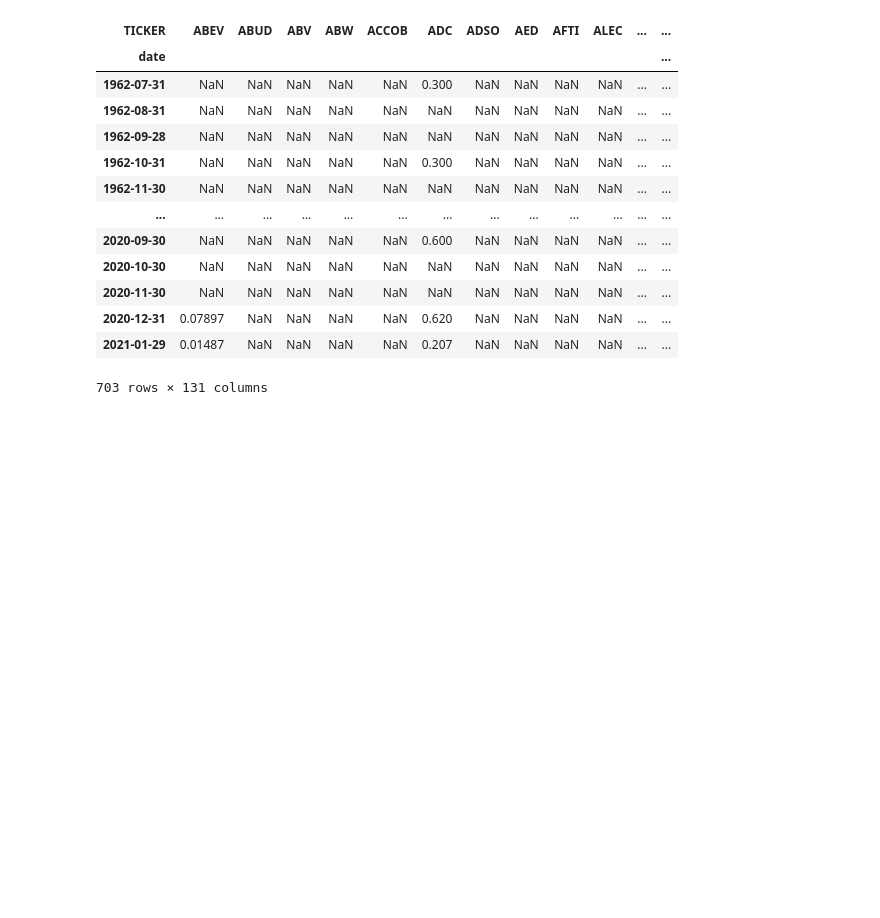
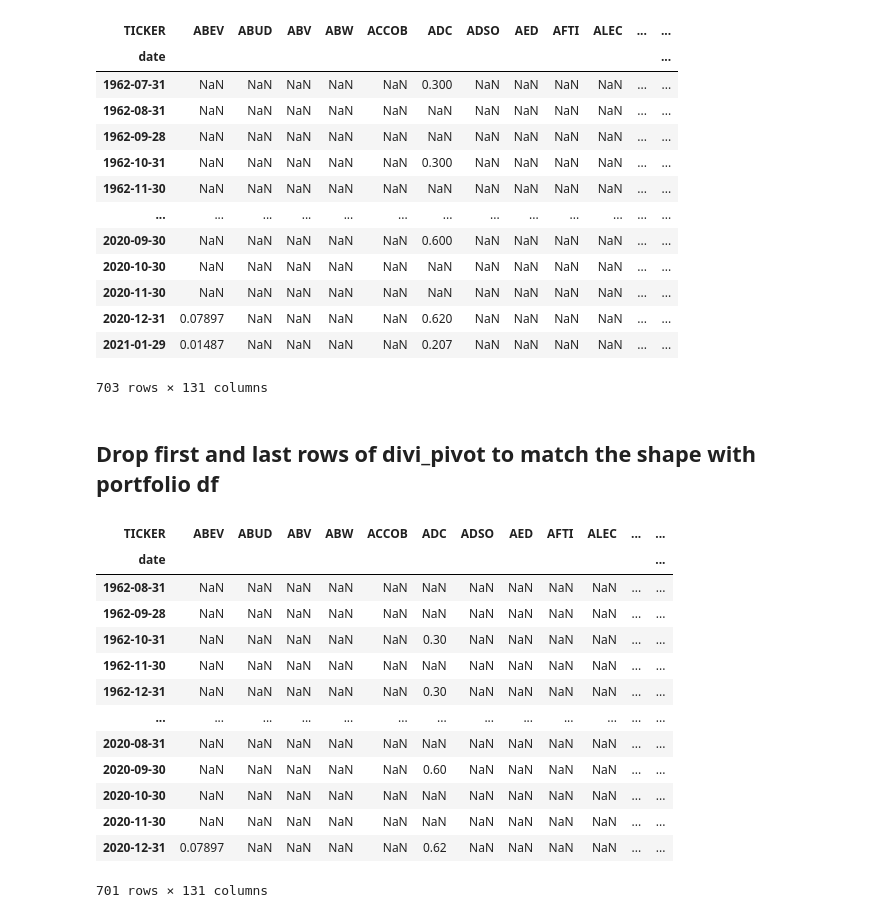
Before and after one commit to statistactics/sin-stocks, a Jupyter notebook: INCLUDING_DIVI_RFR.ipynb, the cells around one changed output. Saved outputs shown, nothing was run; the diff lists cells and outputs as text; code cells hidden in the pictures; blank space fills up the shorter version.

```diff
--- a/INCLUDING_DIVI_RFR.ipynb
+++ b/INCLUDING_DIVI_RFR.ipynb
@@ -104,7 +105,8 @@ divi_df
 | 30817 | 93406 | 2019-06-28 | BORN | NaN |
 30818 rows × 4 columns
 # %%
-divi_df.pivot_table(index = divi_df["date"], columns = "TICKER", values = "DIVAMT", aggfunc="first")
+divi_pivot = divi_df.pivot_table(index = divi_df["date"], columns = "TICKER", values = "DIVAMT", aggfunc="first")
+divi_pivot
 # %% [output]
 | TICKER | ABEV | ABUD | ABV | ABW | ACCOB | ADC | ADSO | AED | AFTI | ALEC | ... | ... |
 | date |  |  |  |  |  |  |  |  |  |  |  | ... |
@@ -120,3 +122,26 @@ divi_df.pivot_table(index = divi_df["date"], columns = "TICKER", values = "DIVAM
 | 2020-12-31 | 0.07897 | NaN | NaN | NaN | NaN | 0.620 | NaN | NaN | NaN | NaN | ... | ... |
 | 2021-01-29 | 0.01487 | NaN | NaN | NaN | NaN | 0.207 | NaN | NaN | NaN | NaN | ... | ... |
 703 rows × 131 columns
+# %% [markdown]
+## Drop first and last rows of divi_pivot to match the shape with portfolio df
+# %%
+# Drop first and last
+divi_pivot.drop(divi_pivot.head(1).index, inplace=True)
+divi_pivot.drop(divi_pivot.tail(1).index, inplace=True)
+# %%
+divi_pivot
+# %% [output]
+| TICKER | ABEV | ABUD | ABV | ABW | ACCOB | ADC | ADSO | AED | AFTI | ALEC | ... | ... |
+| date |  |  |  |  |  |  |  |  |  |  |  | ... |
+| 1962-08-31 | NaN | NaN | NaN | NaN | NaN | NaN | NaN | NaN | NaN | NaN | ... | ... |
+| 1962-09-28 | NaN | NaN | NaN | NaN | NaN | NaN | NaN | NaN | NaN | NaN | ... | ... |
+| 1962-10-31 | NaN | NaN | NaN | NaN | NaN | 0.30 | NaN | NaN | NaN | NaN | ... | ... |
+| 1962-11-30 | NaN | NaN | NaN | NaN | NaN | NaN | NaN | NaN | NaN | NaN | ... | ... |
+| 1962-12-31 | NaN | NaN | NaN | NaN | NaN | 0.30 | NaN | NaN | NaN | NaN | ... | ... |
+| ... | ... | ... | ... | ... | ... | ... | ... | ... | ... | ... | ... | ... |
+| 2020-08-31 | NaN | NaN | NaN | NaN | NaN | NaN | NaN | NaN | NaN | NaN | ... | ... |
+| 2020-09-30 | NaN | NaN | NaN | NaN | NaN | 0.60 | NaN | NaN | NaN | NaN | ... | ... |
+| 2020-10-30 | NaN | NaN | NaN | NaN | NaN | NaN | NaN | NaN | NaN | NaN | ... | ... |
+| 2020-11-30 | NaN | NaN | NaN | NaN | NaN | NaN | NaN | NaN | NaN | NaN | ... | ... |
+| 2020-12-31 | 0.07897 | NaN | NaN | NaN | NaN | 0.62 | NaN | NaN | NaN | NaN | ... | ... |
+701 rows × 131 columns
```
Also changed, not shown: parts of 13 cells of this notebook, 2 other files.
